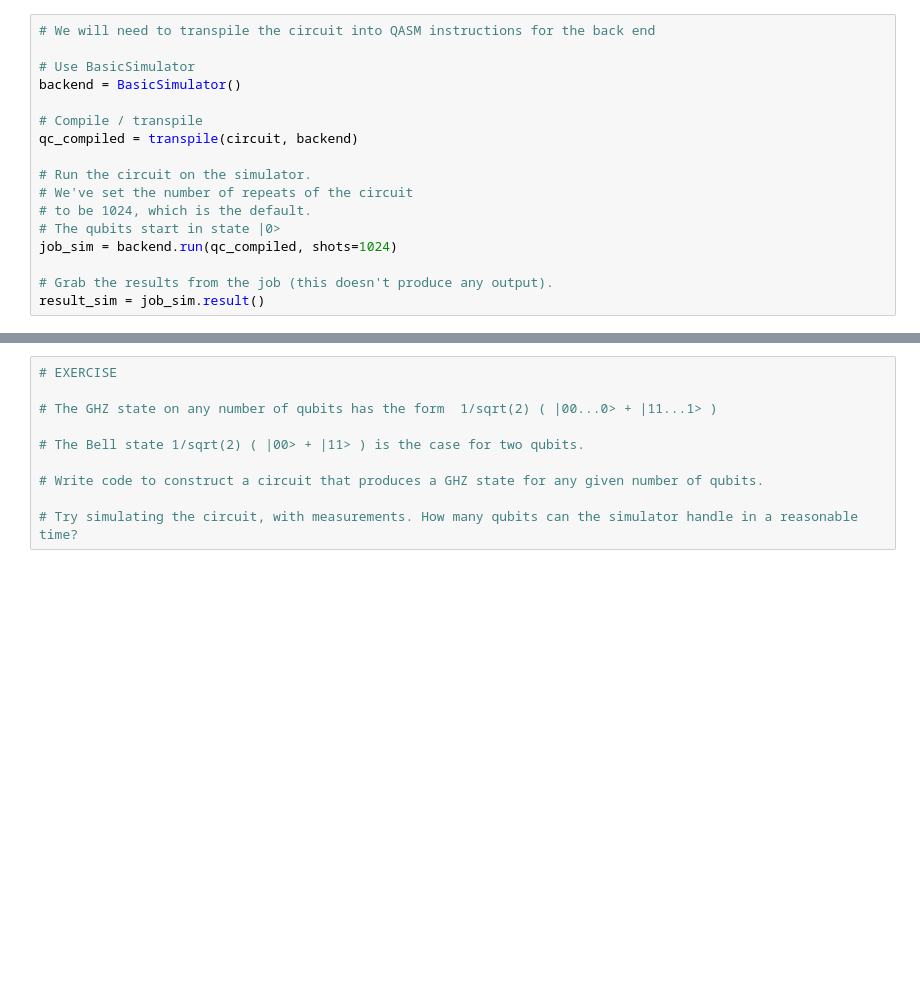
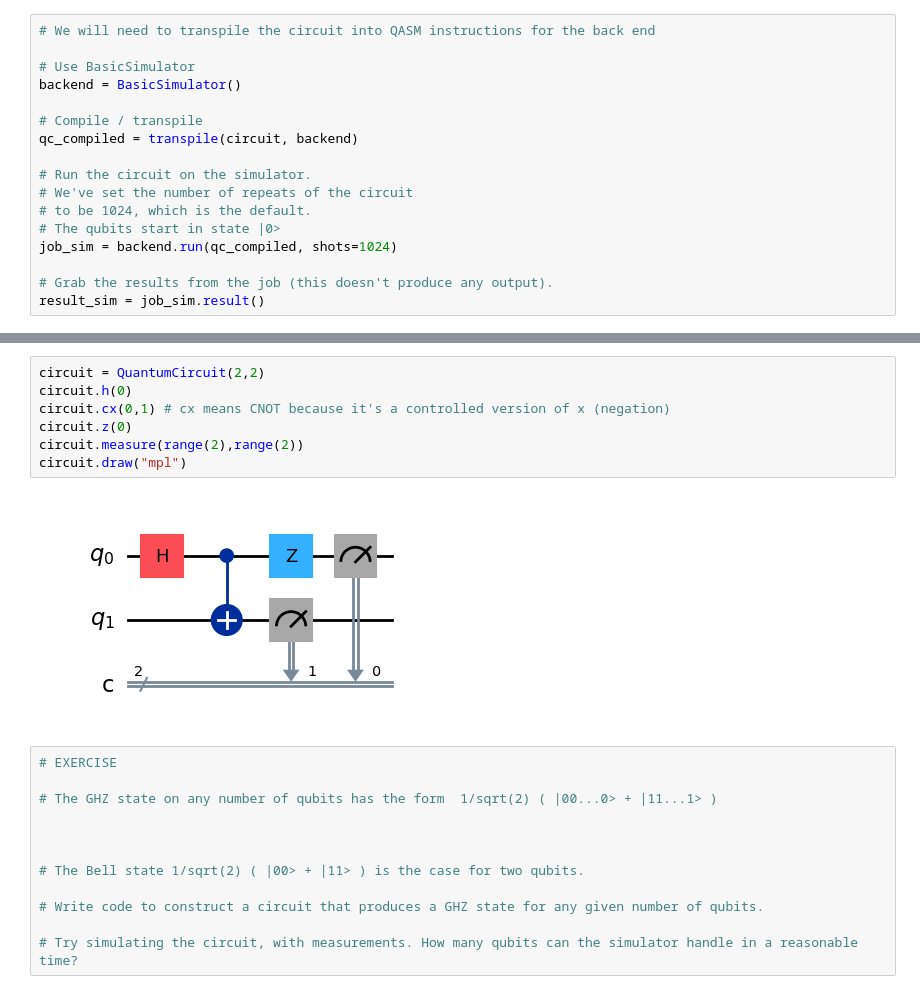
Before and after one commit to flippinjack/SIT-UofG-QC, a Jupyter notebook: QC-Lab1.ipynb, the cells around one changed output, grey strips where cells are left out. Drawn from its saved outputs; the diff is of its cells as text; blank space fills up the shorter version.

```diff
--- a/QC-Lab1.ipynb
+++ b/QC-Lab1.ipynb
@@ -170,7 +236,18 @@ plot_histogram(counts)
+# %%
+circuit = QuantumCircuit(2,2)
+circuit.h(0)
+circuit.cx(0,1) # cx means CNOT because it's a controlled version of x (negation)
+circuit.z(0)
+circuit.measure(range(2),range(2))
+circuit.draw("mpl")
+# %% [output]
+[figure, added]
 # %%
 # EXERCISE
 
 # The GHZ state on any number of qubits has the form  1/sqrt(2) ( |00...0> + |11...1> )
+
+
 
 # The Bell state 1/sqrt(2) ( |00> + |11> ) is the case for two qubits.
 
```
Also changed, not shown: parts of 18 cells of this notebook.
